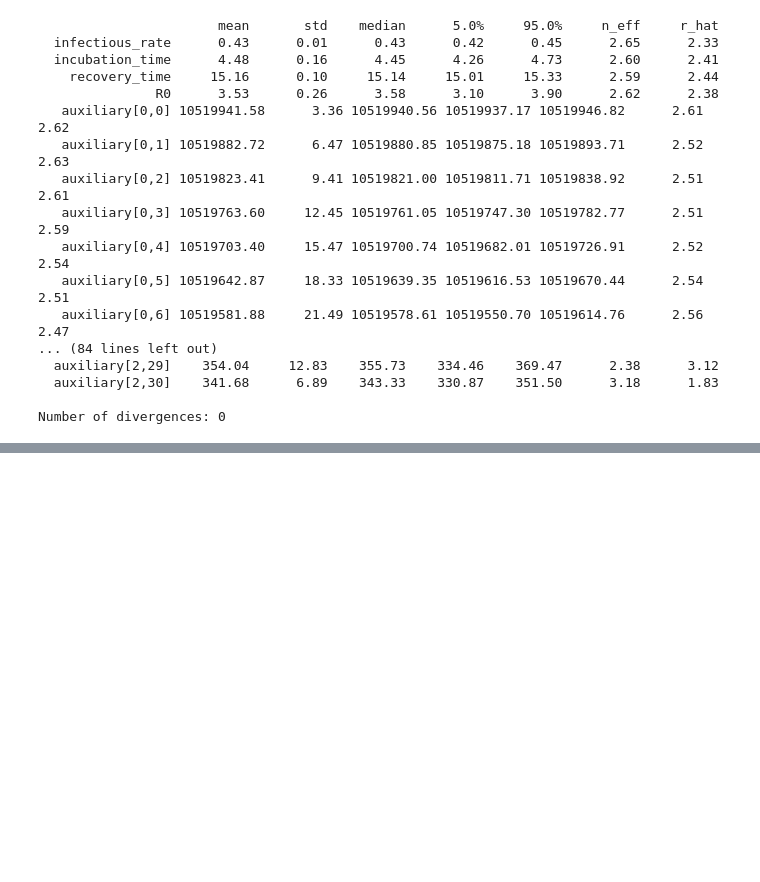
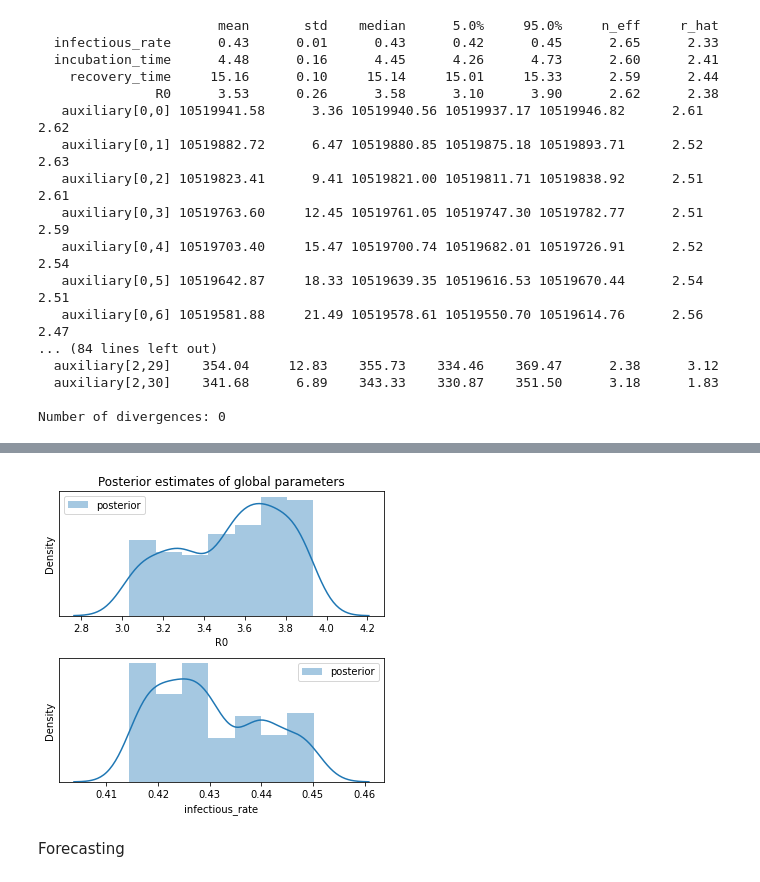
Before and after one commit to xiao-nx/COVID-19_Hebei, a Jupyter notebook: SEIR_model.ipynb, the cells around one changed output, grey strips where cells are left out. Drawn from its saved outputs; the diff is of its cells as text; code cells hidden in the pictures; blank space fills up the shorter version.

```diff
--- a/SEIR_model.ipynb
+++ b/SEIR_model.ipynb
@@ -176,0 +192,4 @@ Number of divergences: 0
+# %%
+samples = Shijiazhuang_model.predict()
+for key, value in sorted(samples.items()):
+  print("{}.shape = {}".format(key, tuple(value.shape)))
@@ -176,0 +210,16 @@ Number of divergences: 0
+# %%
+names = ["R0", "infectious_rate"]
+fig, axes = plt.subplots(2, 1, figsize=(5, 5))
+axes[0].set_title("Posterior estimates of global parameters")
+for ax, name in zip(axes, names):
+    # truth = synth_data[name]
+    sns.distplot(samples[name], ax=ax, label="posterior")
+    # ax.axvline(truth, color="k", label="truth")
+    ax.set_xlabel(name)
+    ax.set_yticks(())
+    ax.legend(loc="best")
+plt.tight_layout()
+# %% [output]
+[figure, added]
+# %% [markdown]
+Forecasting
```
Also changed, not shown: parts of 7 cells of this notebook.
